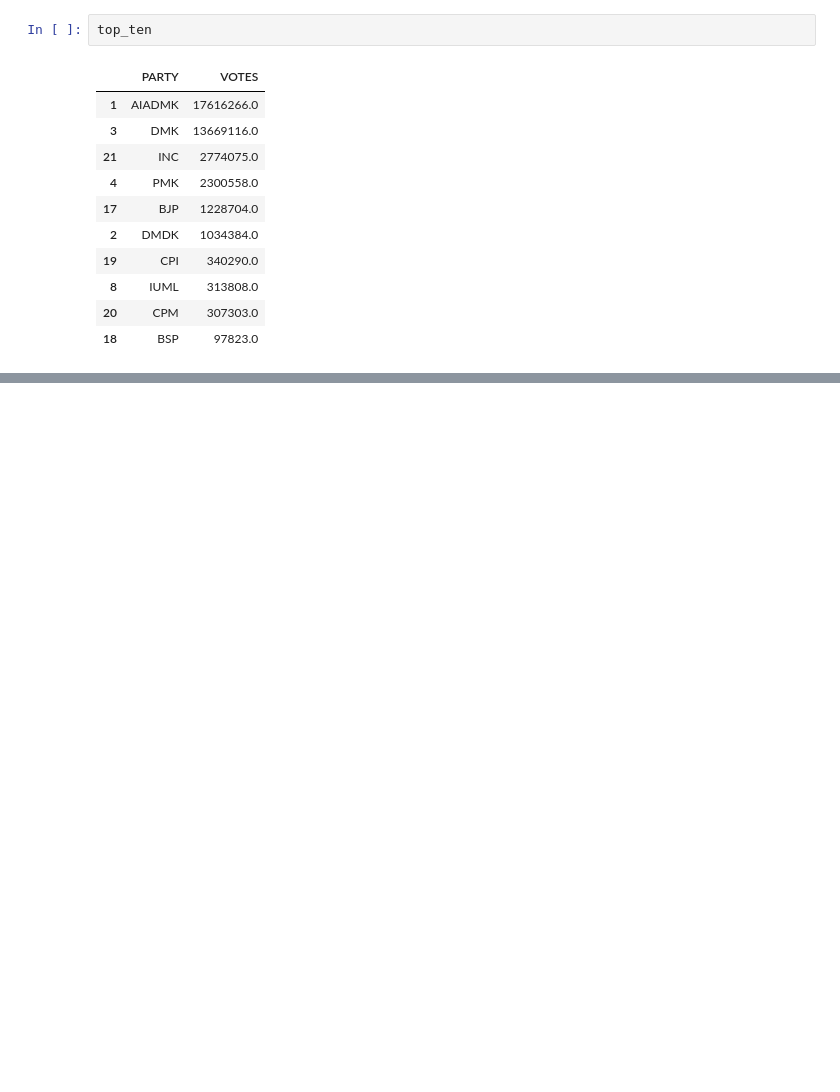
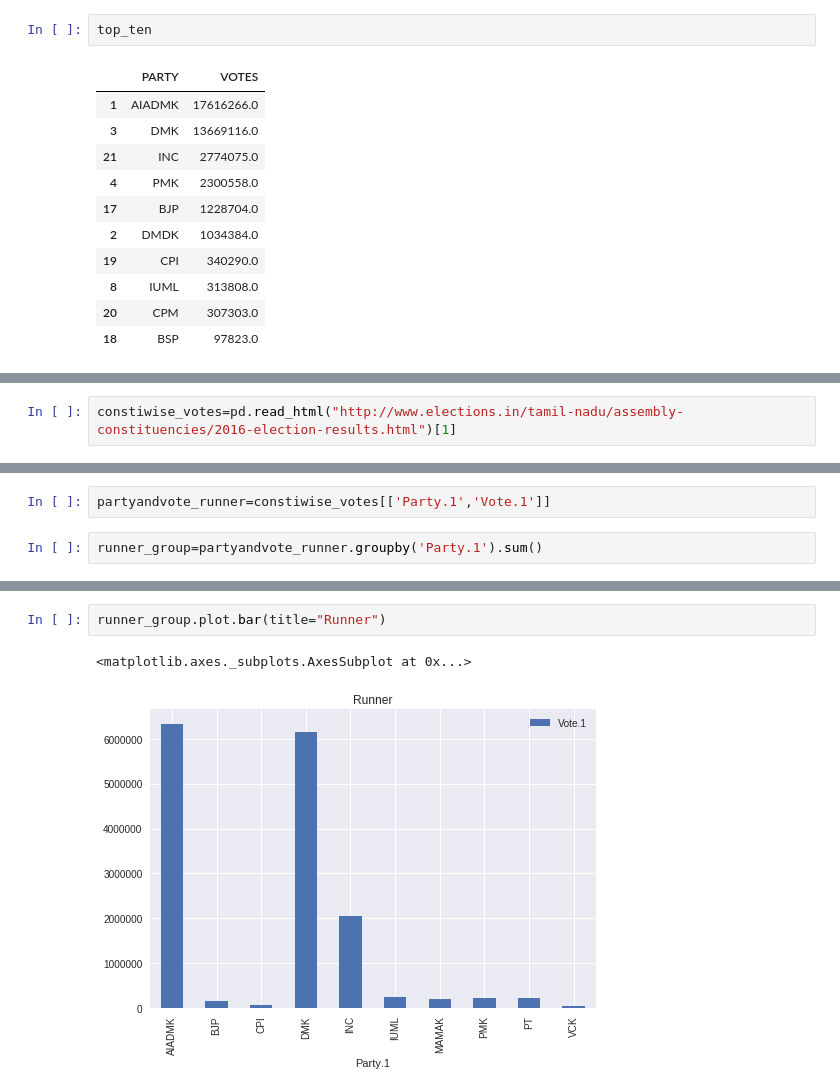
Before and after one commit to sathishsivam/Java_conventional, a Jupyter notebook: tnelectionalliences.ipynb, the cells around one changed output, grey strips where cells are left out. Drawn from its saved outputs; the diff is of its cells as text; blank space fills up the shorter version.

```diff
--- a/tnelectionalliences.ipynb
+++ b/tnelectionalliences.ipynb
@@ -137,0 +155,2 @@ top_ten.plot.bar(top_ten['PARTY'],title="TOP Ten Parties of Tamilnadu by Votes -
+# %%
+constiwise_votes=pd.read_html("http://www.elections.in/tamil-nadu/assembly-constituencies/2016-election-results.html")[1]
@@ -137,0 +262,4 @@ top_ten.plot.bar(top_ten['PARTY'],title="TOP Ten Parties of Tamilnadu by Votes -
+# %%
+partyandvote_runner=constiwise_votes[['Party.1','Vote.1']]
+# %%
+runner_group=partyandvote_runner.groupby('Party.1').sum()
@@ -137,0 +281,5 @@ top_ten.plot.bar(top_ten['PARTY'],title="TOP Ten Parties of Tamilnadu by Votes -
+# %%
+runner_group.plot.bar(title="Runner")
+# %% [output]
+<matplotlib.axes._subplots.AxesSubplot at 0x...>
+[figure, added]
```
Also changed, not shown: parts of 14 cells of this notebook.
